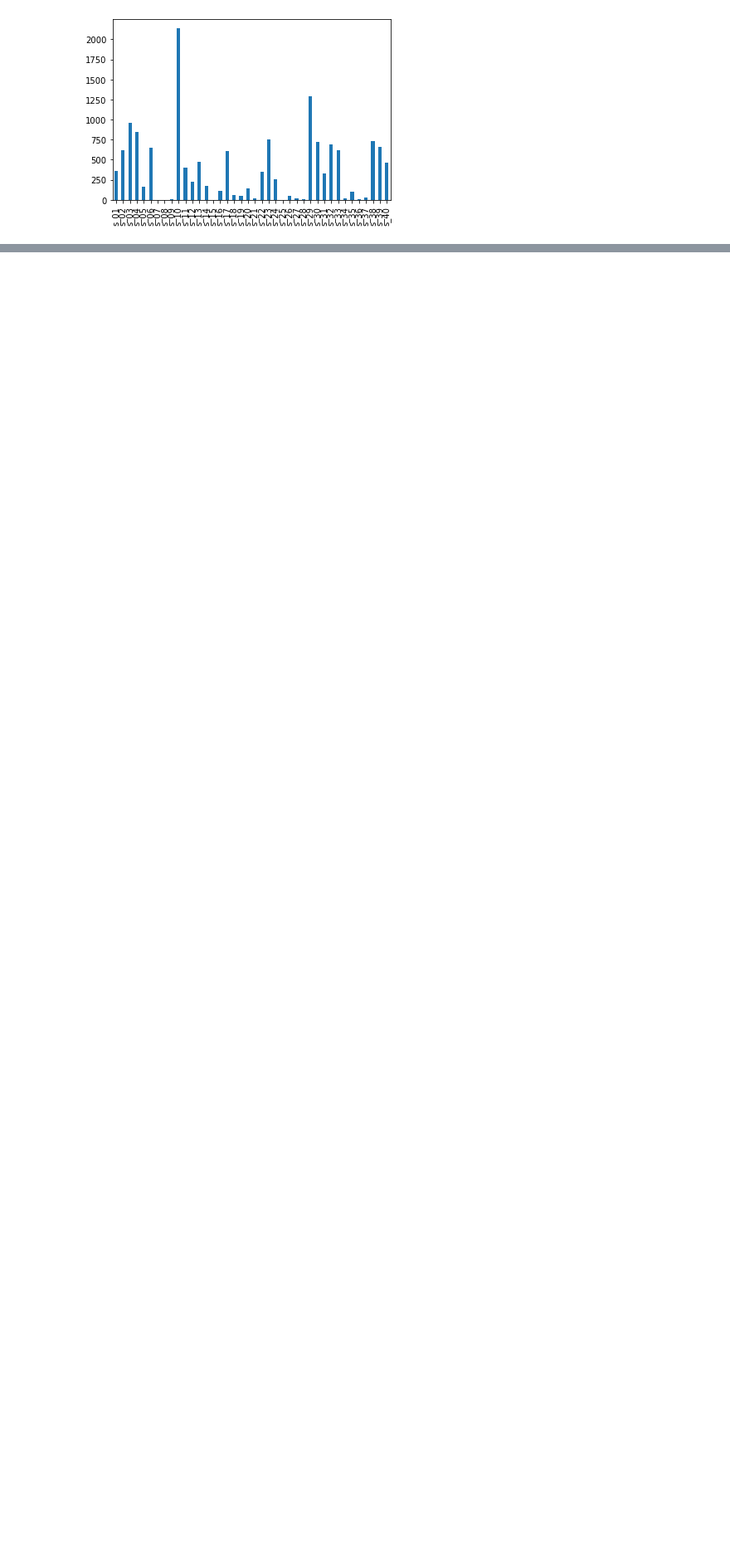
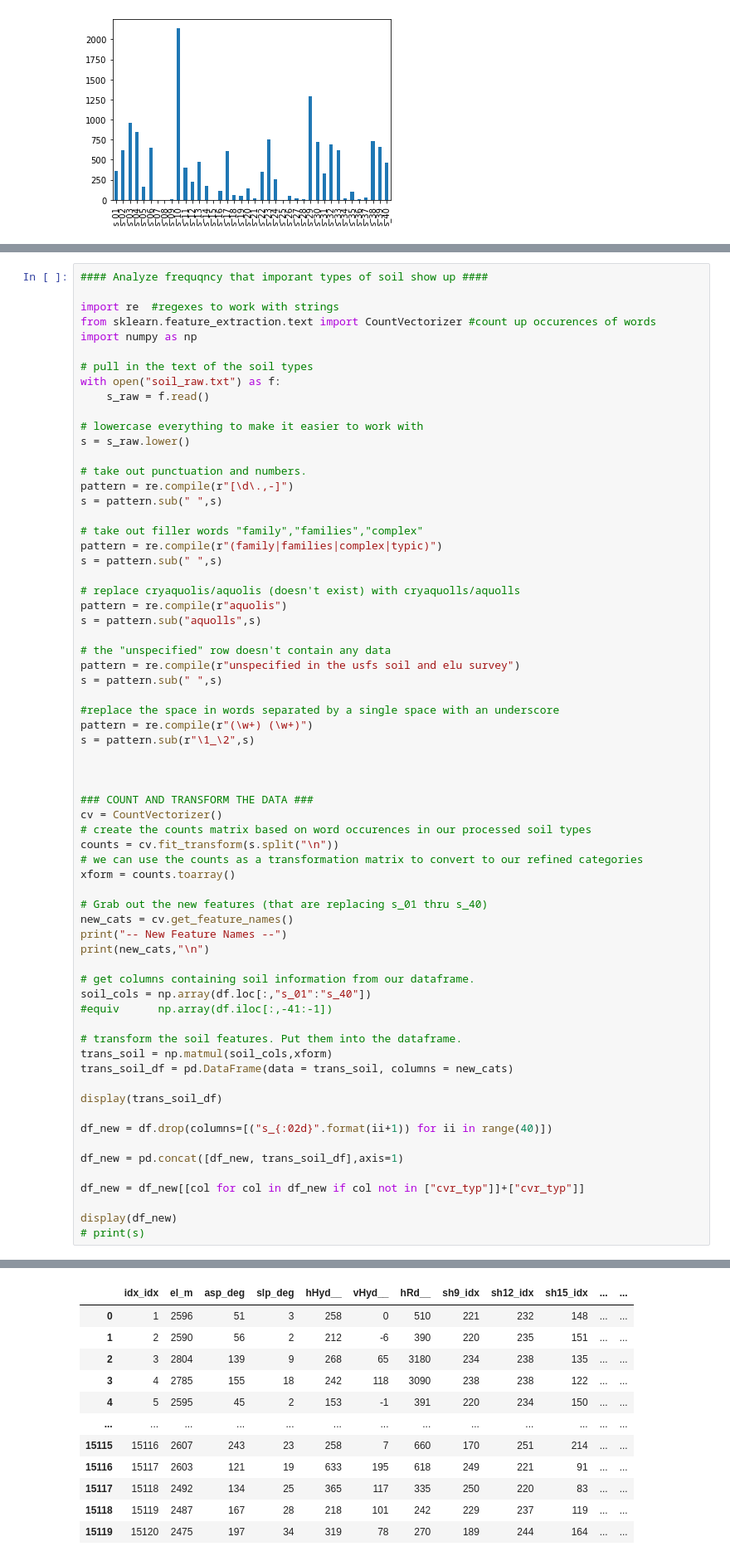
Before and after one commit to justinetaylor/mids-w207-final-project, a Jupyter notebook: km_EDA/km_EDA.ipynb, the cells around one changed output, grey strips where cells are left out. Shown at 83% size. Saved outputs shown, nothing was run; the diff lists cells and outputs as text; blank space fills up the shorter version.

```diff
--- a/km_EDA/km_EDA.ipynb
+++ b/km_EDA/km_EDA.ipynb
@@ -322,0 +350,67 @@ dtype: int64
+# %%
+#### Analyze frequqncy that imporant types of soil show up ####
+
+import re  #regexes to work with strings
+from sklearn.feature_extraction.text import CountVectorizer #count up occurences of words
+import numpy as np
+
+# pull in the text of the soil types
+with open("soil_raw.txt") as f:
+    s_raw = f.read()
+
+# lowercase everything to make it easier to work with
+s = s_raw.lower()
+
+# take out punctuation and numbers.
+pattern = re.compile(r"[\d\.,-]")
+s = pattern.sub(" ",s)
+
+# take out filler words "family","families","complex"
+pattern = re.compile(r"(family|families|complex|typic)")
+s = pattern.sub(" ",s)
+
+# replace cryaquolis/aquolis (doesn't exist) with cryaquolls/aquolls
+pattern = re.compile(r"aquolis")
+s = pattern.sub("aquolls",s)
+
+# the "unspecified" row doesn't contain any data
+pattern = re.compile(r"unspecified in the usfs soil and elu survey")
+s = pattern.sub(" ",s)
+
+#replace the space in words separated by a single space with an underscore
+pattern = re.compile(r"(\w+) (\w+)")
+s = pattern.sub(r"\1_\2",s)
+
+
+
+### COUNT AND TRANSFORM THE DATA ###
+cv = CountVectorizer()
+# create the counts matrix based on word occurences in our processed soil types
+counts = cv.fit_transform(s.split("\n"))
+# we can use the counts as a transformation matrix to convert to our refined categories
+xform = counts.toarray()
+
+# Grab out the new features (that are replacing s_01 thru s_40)
+new_cats = cv.get_feature_names()
+print("-- New Feature Names --")
+print(new_cats,"\n")
+
+# get columns containing soil information from our dataframe.
+soil_cols = np.array(df.loc[:,"s_01":"s_40"])
+#equiv      np.array(df.iloc[:,-41:-1])
+
+# transform the soil features. Put them into the dataframe.
+trans_soil = np.matmul(soil_cols,xform)
+trans_soil_df = pd.DataFrame(data = trans_soil, columns = new_cats)
+
+display(trans_soil_df)
+
+df_new = df.drop(columns=[("s_{:02d}".format(ii+1)) for ii in range(40)])
+
+df_new = pd.concat([df_new, trans_soil_df],axis=1)
+
+df_new = df_new[[col for col in df_new if col not in ["cvr_typ"]]+["cvr_typ"]]
+
+display(df_new)
+# print(s)
+# %% [output]
@@ -322,0 +432,12 @@ dtype: int64
+|  | idx_idx | el_m | asp_deg | slp_deg | hHyd__ | vHyd__ | hRd__ | sh9_idx | sh12_idx | sh15_idx | ... | ... |
+| 0 | 1 | 2596 | 51 | 3 | 258 | 0 | 510 | 221 | 232 | 148 | ... | ... |
+| 1 | 2 | 2590 | 56 | 2 | 212 | -6 | 390 | 220 | 235 | 151 | ... | ... |
+| 2 | 3 | 2804 | 139 | 9 | 268 | 65 | 3180 | 234 | 238 | 135 | ... | ... |
+| 3 | 4 | 2785 | 155 | 18 | 242 | 118 | 3090 | 238 | 238 | 122 | ... | ... |
+| 4 | 5 | 2595 | 45 | 2 | 153 | -1 | 391 | 220 | 234 | 150 | ... | ... |
+| ... | ... | ... | ... | ... | ... | ... | ... | ... | ... | ... | ... | ... |
+| 15115 | 15116 | 2607 | 243 | 23 | 258 | 7 | 660 | 170 | 251 | 214 | ... | ... |
+| 15116 | 15117 | 2603 | 121 | 19 | 633 | 195 | 618 | 249 | 221 | 91 | ... | ... |
+| 15117 | 15118 | 2492 | 134 | 25 | 365 | 117 | 335 | 250 | 220 | 83 | ... | ... |
+| 15118 | 15119 | 2487 | 167 | 28 | 218 | 101 | 242 | 229 | 237 | 119 | ... | ... |
+| 15119 | 15120 | 2475 | 197 | 34 | 319 | 78 | 270 | 189 | 244 | 164 | ... | ... |
```
Also changed, not shown: parts of 7 cells of this notebook, 1 other file.
